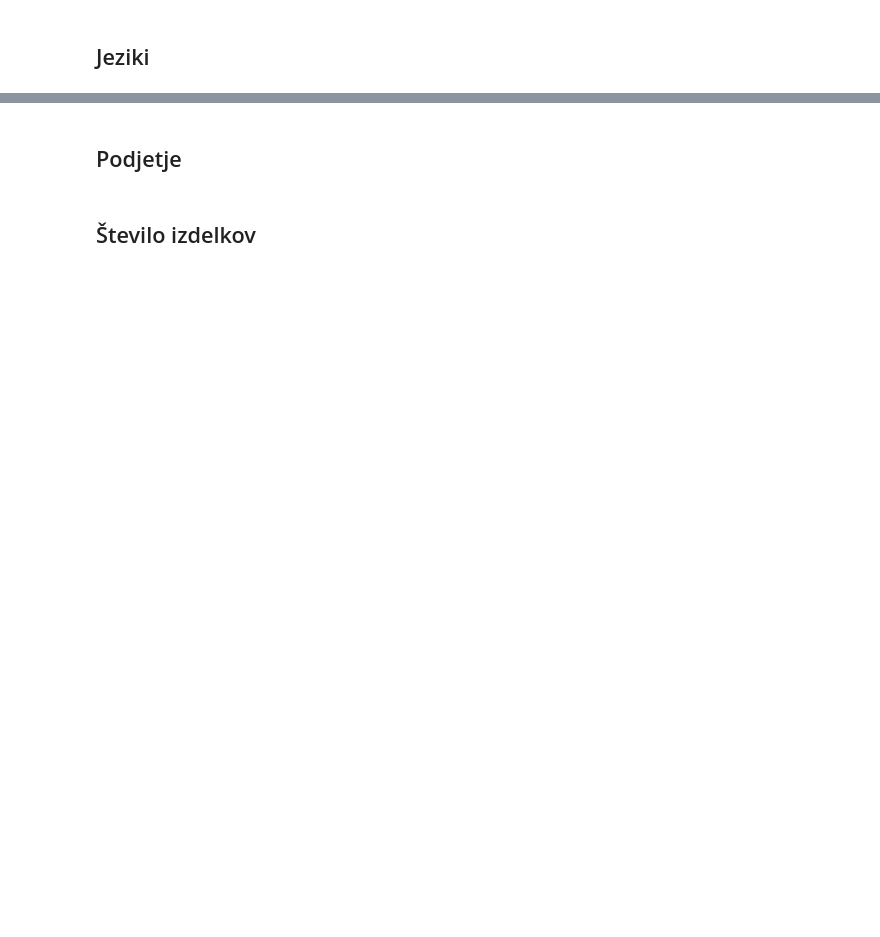
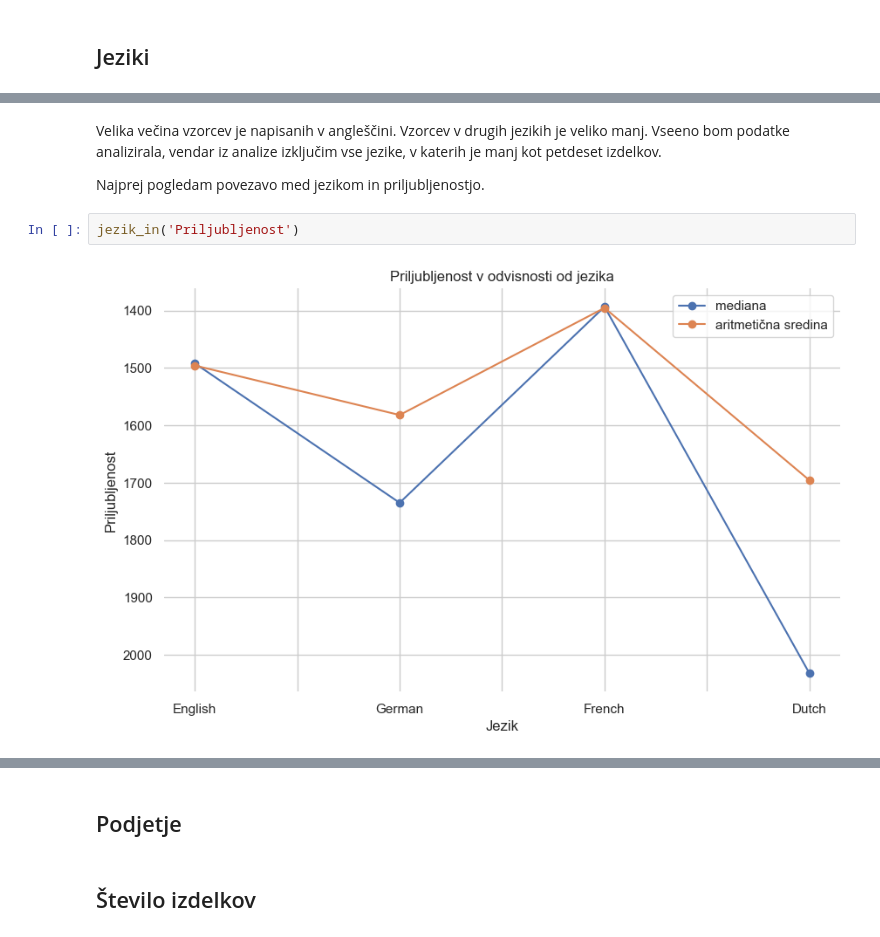
Before and after one commit to kanisaja/uvp-projektna-naloga, a Jupyter notebook: podrobna_analiza/analiza.ipynb, the cells around one changed output, grey strips where cells are left out. Cells and saved outputs as stored; diff of their text form; blank space fills up the shorter version.

Commit message:
Poglavje jeziki

```diff
--- a/podrobna_analiza/analiza.ipynb
+++ b/podrobna_analiza/analiza.ipynb
@@ -237,0 +273,8 @@ Aritmetična sredina pri ceni v odvisnosti od vrste izdelka je podobna kot pri p
+# %% [markdown]
+Velika večina vzorcev je napisanih v angleščini. Vzorcev v drugih jezikih je veliko manj. Vseeno bom podatke analizirala, vendar iz analize izključim vse jezike, v katerih je manj kot petdeset izdelkov.
+
+Najprej pogledam povezavo med jezikom in priljubljenostjo.
+# %%
+jezik_in('Priljubljenost')
+# %% [output]
+[figure, added]
```
Also changed, not shown: parts of 11 cells of this notebook, 1 other file.
